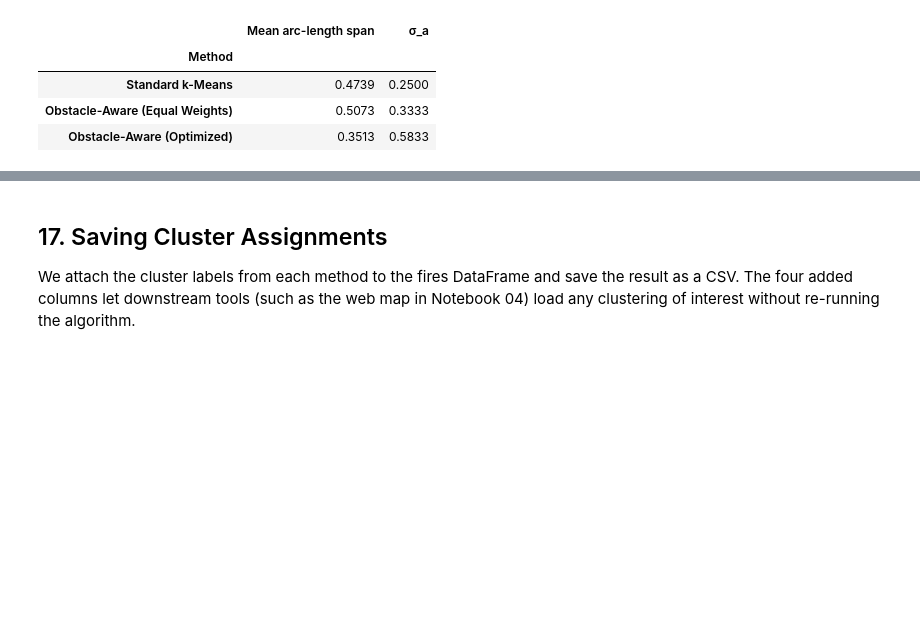
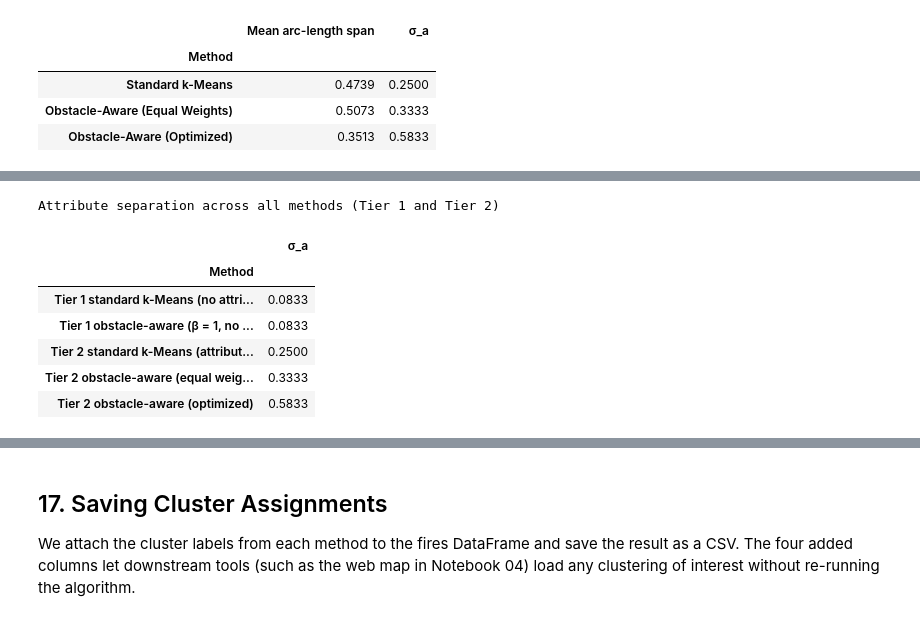
Before and after one commit to Michele-75/obstacle-aware-clustering, a Jupyter notebook: notebooks/03_clustering_wildfires.ipynb, the cells around one changed output, grey strips where cells are left out. Cells and saved outputs as stored; diff of their text form; code cells hidden in the pictures; blank space fills up the shorter version.

Commit message:
added more to tier 2 comparison section to breakdown contributions of s

```diff
--- a/notebooks/03_clustering_wildfires.ipynb
+++ b/notebooks/03_clustering_wildfires.ipynb
@@ -1227,0 +1232,62 @@ This is the payoff for the multi-domain framework. With weights tuned, the optim
+# %%
+# Calculate σ_a on Tier 1 cluster labels — what attribute separation
+# emerges by chance from purely geographic clustering?
+sigma_t1_std, _ = attribute_separation(
+    X, labels_standard, k, attr_indices=[3, 4]
+)
+sigma_t1_oa, _ = attribute_separation(
+    X, labels_t1_equal, k, attr_indices=[3, 4]
+)
+
+baseline_rows = [
+    {
+        'Method': 'Tier 1 standard k-Means (no attributes used)',
+        'σ_a': sigma_t1_std,
+    },
+    {
+        'Method': 'Tier 1 obstacle-aware (β = 1, no attributes used)',
+        'σ_a': sigma_t1_oa,
+    },
+    {
+        'Method': 'Tier 2 standard k-Means (attributes used)',
+        'σ_a': sigma_t2_std,
+    },
+    {
+        'Method': 'Tier 2 obstacle-aware (equal weights)',
+        'σ_a': sigma_t2_eq,
+    },
+    {
+        'Method': 'Tier 2 obstacle-aware (optimized)',
+        'σ_a': sigma_t2_opt,
+    },
+]
+
+baseline_t2 = pd.DataFrame(baseline_rows).set_index('Method')
+
+styled_baseline = (
+    baseline_t2.style
+    .format('{:.4f}')
+    .set_caption('Attribute separation across all methods (Tier 1 and Tier 2)')
+    .set_table_styles([
+        {'selector': 'caption',
+         'props': 'caption-side: top; font-size: 1.1em; font-weight: bold; padding: 8px;'},
+        {'selector': 'th',
+         'props': 'background-color: #f0f0f0; padding: 6px 12px; text-align: center;'},
+        {'selector': 'td',
+         'props': 'padding: 6px 12px; text-align: right;'},
+        {'selector': 'th.row_heading',
+         'props': 'text-align: left;'},
+    ])
+    .highlight_max(subset=['σ_a'], color='#e8f5e9')
+)
+
+styled_baseline
+# %% [output]
+Attribute separation across all methods (Tier 1 and Tier 2)
+|  | σ_a |
+| Method |  |
+| Tier 1 standard k-Means (no attri... | 0.0833 |
+| Tier 1 obstacle-aware (β = 1, no ... | 0.0833 |
+| Tier 2 standard k-Means (attribut... | 0.2500 |
+| Tier 2 obstacle-aware (equal weig... | 0.3333 |
+| Tier 2 obstacle-aware (optimized) | 0.5833 |
```
Also changed, not shown: parts of 11 cells of this notebook, 1 other file.
